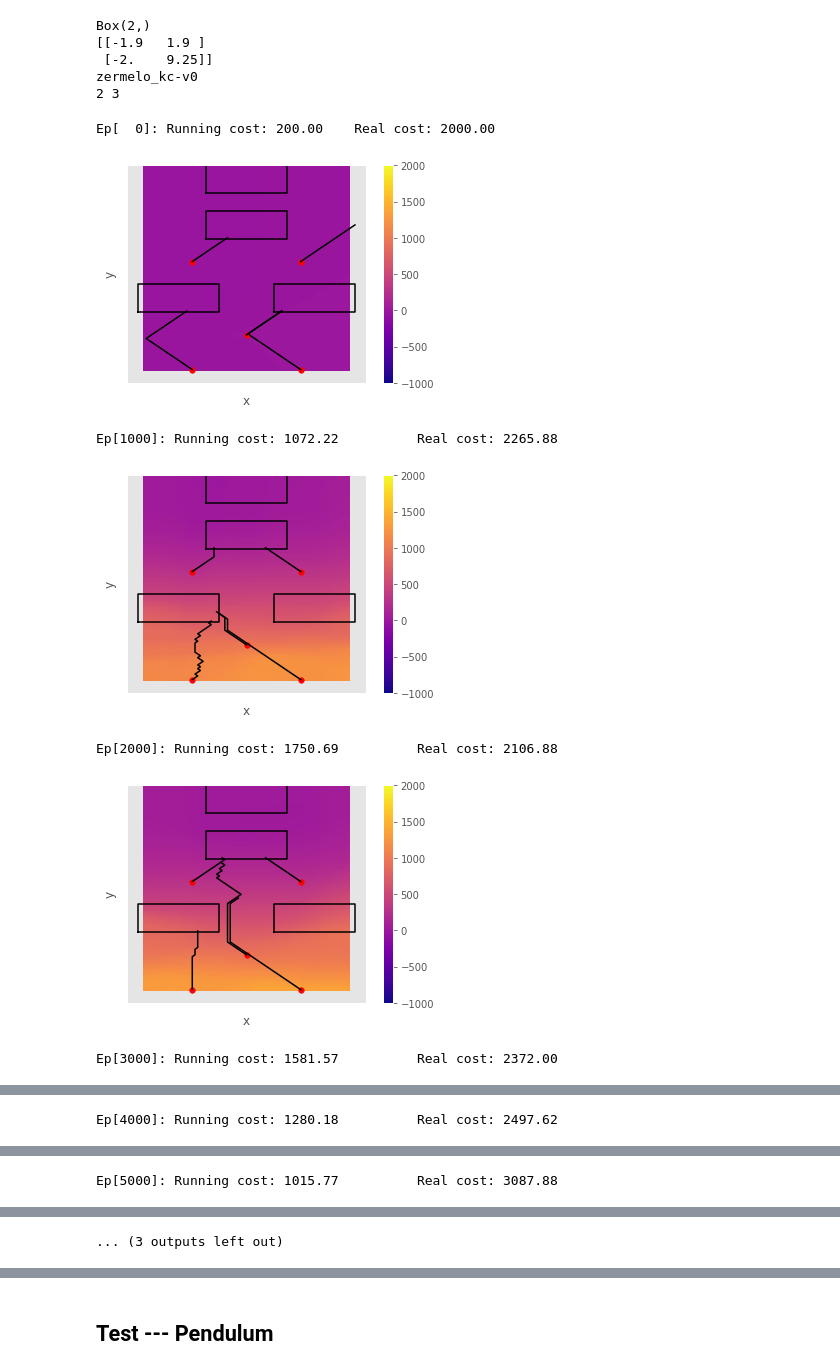
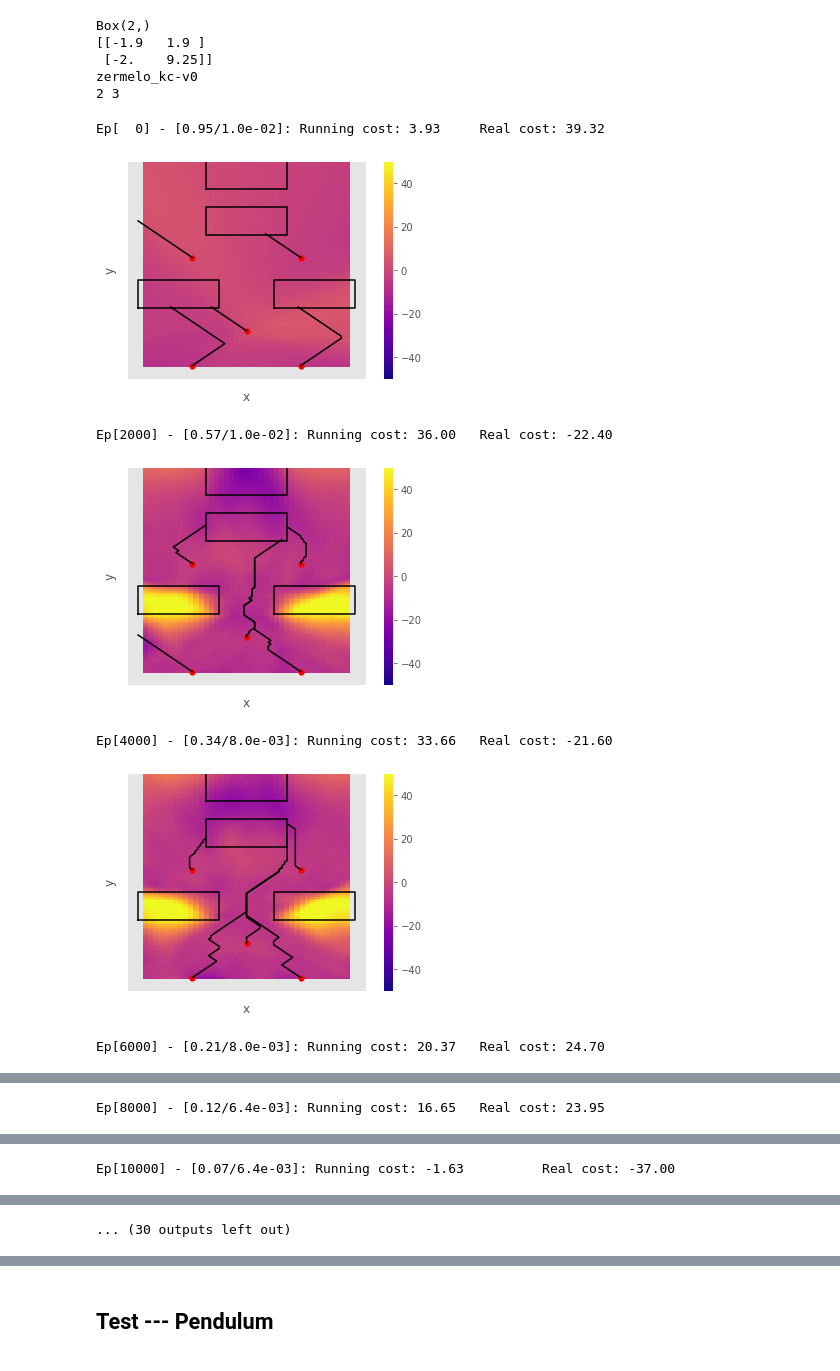
Before and after one commit to HJReachability/safety_rl, a Jupyter notebook: exp_zermelo_kc.ipynb, the cells around one changed output, grey strips where cells are left out. Saved outputs shown, nothing was run; the diff lists cells and outputs as text; code cells hidden in the pictures.

Commit message:
zermelo--cost, DDQN--updateHyperParam

```diff
--- a/exp_zermelo_kc.ipynb
+++ b/exp_zermelo_kc.ipynb
@@ -22,7 +22,9 @@ env_name = "zermelo_kc-v0"
 print('='*4 + ' CONFIGURATION ' + '='*4)
 device = torch.device("cuda" if torch.cuda.is_available() else "cpu")
 
-CONFIG = dqnConfig(DEVICE=device, BATCH_SIZE=64, ENV_NAME=env_name, GAMMA=0.99, MAX_EPISODES=10000, MAX_EP_STEPS=1000)
+CONFIG = dqnConfig(DEVICE=device, BATCH_SIZE=200, ENV_NAME=env_name, GAMMA=0.9, MAX_EPISODES=40000, MAX_EP_STEPS=100, MEMORY_CAPACITY=20000,
+                   EPS_PERIOD=2000, EPS_DECAY=0.6,
+                   LR_C_PERIOD=4000, LR_C_DECAY=0.8)
 for key, value in CONFIG.__dict__.items():
     if key[:1] != '_':
         print(key, ': ', value)
@@ -45,3 +46,19 @@ ENV_NAME :  zermelo_kc-v0
 MAX_MODEL :  5
 DEVICE :  cpu
 DOUBLE :  True
+# %%
+fig, ax = plt.subplots(1, 2, figsize=(8,2.4))
+
+eps = np.zeros(CONFIG.MAX_EPISODES)
+lr = np.zeros(CONFIG.MAX_EPISODES)
+eps_tmp = CONFIG.EPSILON
+lr_tmp = CONFIG.LR_C
+for i in range(CONFIG.MAX_EPISODES):
+    if i != 0 and i % CONFIG.EPS_PERIOD == 0:
+        eps_tmp *= CONFIG.EPS_DECAY
+    if i != 0 and i % CONFIG.LR_C_PERIOD == 0:
+        lr_tmp *= CONFIG.LR_C_DECAY
+    eps[i] = max(eps_tmp, 0.05)
+    lr[i] = lr_tmp
+ax[0].plot(np.arange(CONFIG.MAX_EPISODES), eps)
+ax[1].plot(np.arange(CONFIG.MAX_EPISODES), lr)
@@ -78,55 +92,73 @@ agent=DDQN(s_dim, action_num, CONFIG, action_list)
 # %%
+#== AGENT ==
+agent=DDQN(s_dim, action_num, CONFIG, action_list)
 #== TRAINING RECORD ==
 TrainingRecord = namedtuple('TrainingRecord', ['ep', 'avg_cost', 'cost', 'loss_c'])
 training_records = []
 running_cost = 0.
-running_cost_th = -50.
-report_period = 1000
+running_cost_th = -950.
+report_period = 2000
+
+while len(agent.memory) < agent.BATCH_SIZE*20:
+    s = env.reset()
+    a, a_idx = agent.select_action(s)
+    s_, r, done, _ = env.step(a_idx)
+    if done:
+        s_ = None
+    agent.store_transition(s, a_idx, r, s_)
 
 for ep in range(CONFIG.MAX_EPISODES):
     s = env.reset()
     ep_cost = 0.
+    cnt = 0
     for step_num in range(CONFIG.MAX_EP_STEPS):
+        cnt+=1
         if CONFIG.RENDER:
             env.render()
         # action selection
         a, a_idx = agent.select_action(s)
 
         # interact with env
         s_, r, done, _ = env.step(a_idx)
 
         ep_cost += r
         if done:
             s_ = None
 
         # Store the transition in memory
         agent.store_transition(s, a_idx, r, s_)
         s = s_
 
         # Perform one step of the optimization (on the target network)
         loss_c = agent.update()
         if done:
             break
+
+    agent.updateHyperParam()
     running_cost = running_cost * 0.9 + ep_cost * 0.1
     training_records.append(TrainingRecord(ep, running_cost, ep_cost, loss_c))
-    print('{:d}: {:.1f}'.format(ep, ep_cost), end='\r')
+    print('{:d}: {:.1f} after {:d} steps   '.format(ep, ep_cost, cnt), end='\r')
 
     if ep % report_period == 0:
-        print('\rEp[{:3.0f}]: Running cost: {:3.2f} \t Real cost: {:.2f}'.format(ep, running_cost, ep_cost))
+        lr = agent.optimizer.state_dict()['param_groups'][0]['lr']
+        print('\rEp[{:3.0f}] - [{:.2f}/{:.1e}]: Running cost: {:3.2f} \t Real cost: {:.2f}'.format(ep, agent.EPSILON, lr,
+                                                                                                   running_cost, ep_cost))
         env.visualize_analytic_comparison(agent.Q_network, True)
-        env.plot_trajectories(agent.Q_network, T=50, num_rnd_traj=5, states=env.visual_initial_states)
+        env.plot_trajectories(agent.Q_network, T=60, num_rnd_traj=5, states=env.visual_initial_states)
         plt.pause(0.001)
-    if running_cost < running_cost_th:
+
+    if running_cost <= running_cost_th:
         print("\r At Ep[{:3.0f}] Solved! Running cost is now {:3.2f}!".format(ep, running_cost))
         env.close()
         break
+
 env.visualize_analytic_comparison(agent.Q_network, True)
-env.plot_trajectories(agent.Q_network, T=30, num_rnd_traj=5, states=env.visual_initial_states)
+env.plot_trajectories(agent.Q_network, T=60, num_rnd_traj=5, states=env.visual_initial_states)
 # %% [output]
-Ep[  0]: Running cost: 200.00    Real cost: 2000.00
+Ep[  0] - [0.95/1.0e-02]: Running cost: 3.93     Real cost: 39.32
-[figure, old version]
+[figure, new version]
-Ep[1000]: Running cost: 1072.22          Real cost: 2265.88
+Ep[2000] - [0.57/1.0e-02]: Running cost: 36.00   Real cost: -22.40
-[figure, old version]
+[figure, new version]
-Ep[2000]: Running cost: 1750.69          Real cost: 2106.88
+Ep[4000] - [0.34/8.0e-03]: Running cost: 33.66   Real cost: -21.60
-[figure, old version]
+[figure, new version]
-Ep[3000]: Running cost: 1581.57          Real cost: 2372.00
+Ep[6000] - [0.21/8.0e-03]: Running cost: 20.37   Real cost: 24.70
@@ -134 +166 @@ Ep[3000]: Running cost: 1581.57          Real cost: 2372.00
-Ep[4000]: Running cost: 1280.18          Real cost: 2497.62
+Ep[8000] - [0.12/6.4e-03]: Running cost: 16.65   Real cost: 23.95
@@ -136 +168 @@ Ep[4000]: Running cost: 1280.18          Real cost: 2497.62
-Ep[5000]: Running cost: 1015.77          Real cost: 3087.88
+Ep[10000] - [0.07/6.4e-03]: Running cost: -1.63          Real cost: -37.00
@@ -138,4 +170,4 @@ Ep[5000]: Running cost: 1015.77          Real cost: 3087.88
-... (3 outputs left out)
+... (30 outputs left out)
 # %%
 print(env.get_value(agent.Q_network))
 env.visualize_analytic_comparison(agent.Q_network, True)
```
Also changed, not shown: parts of 9 cells of this notebook, 3 other files.
